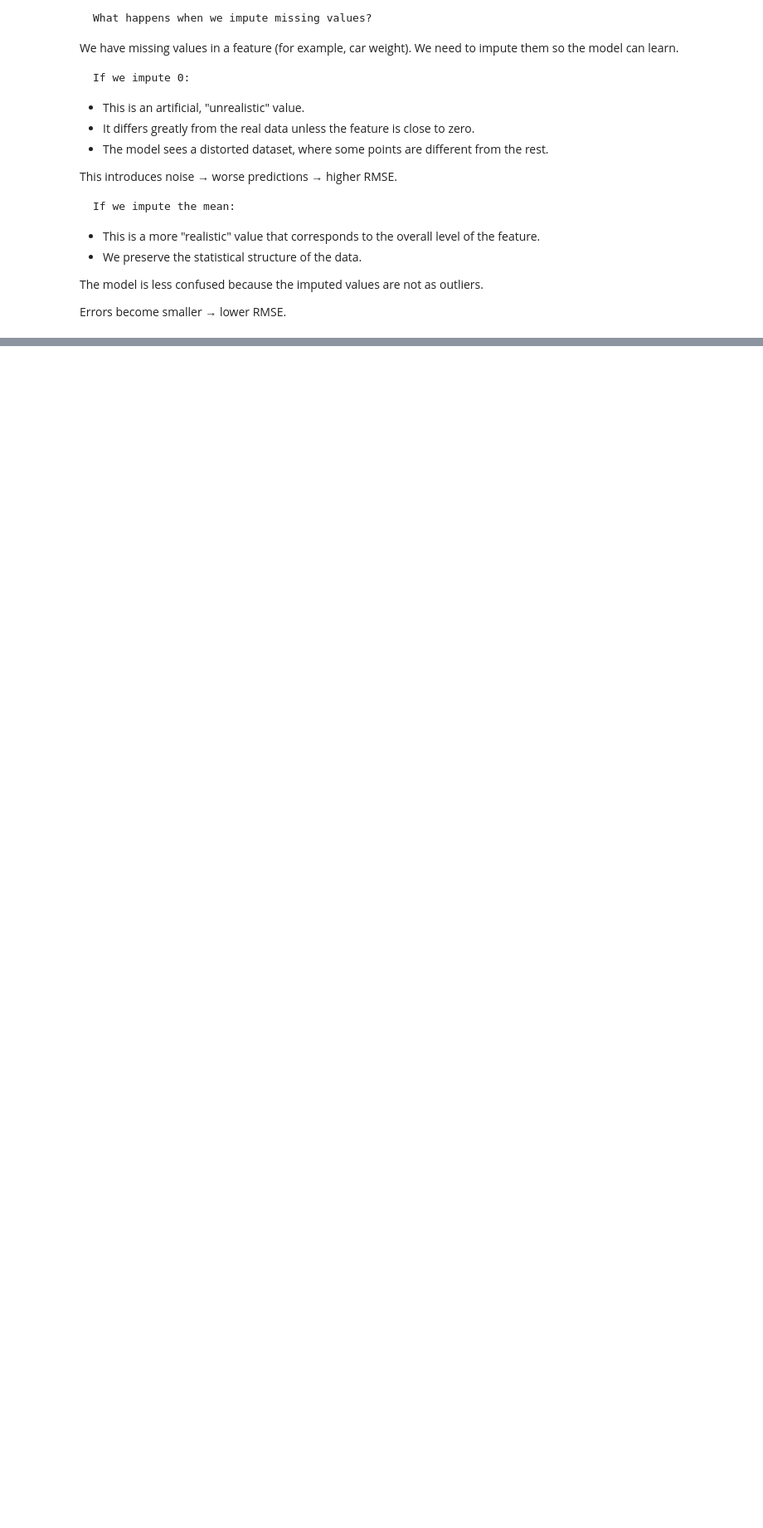
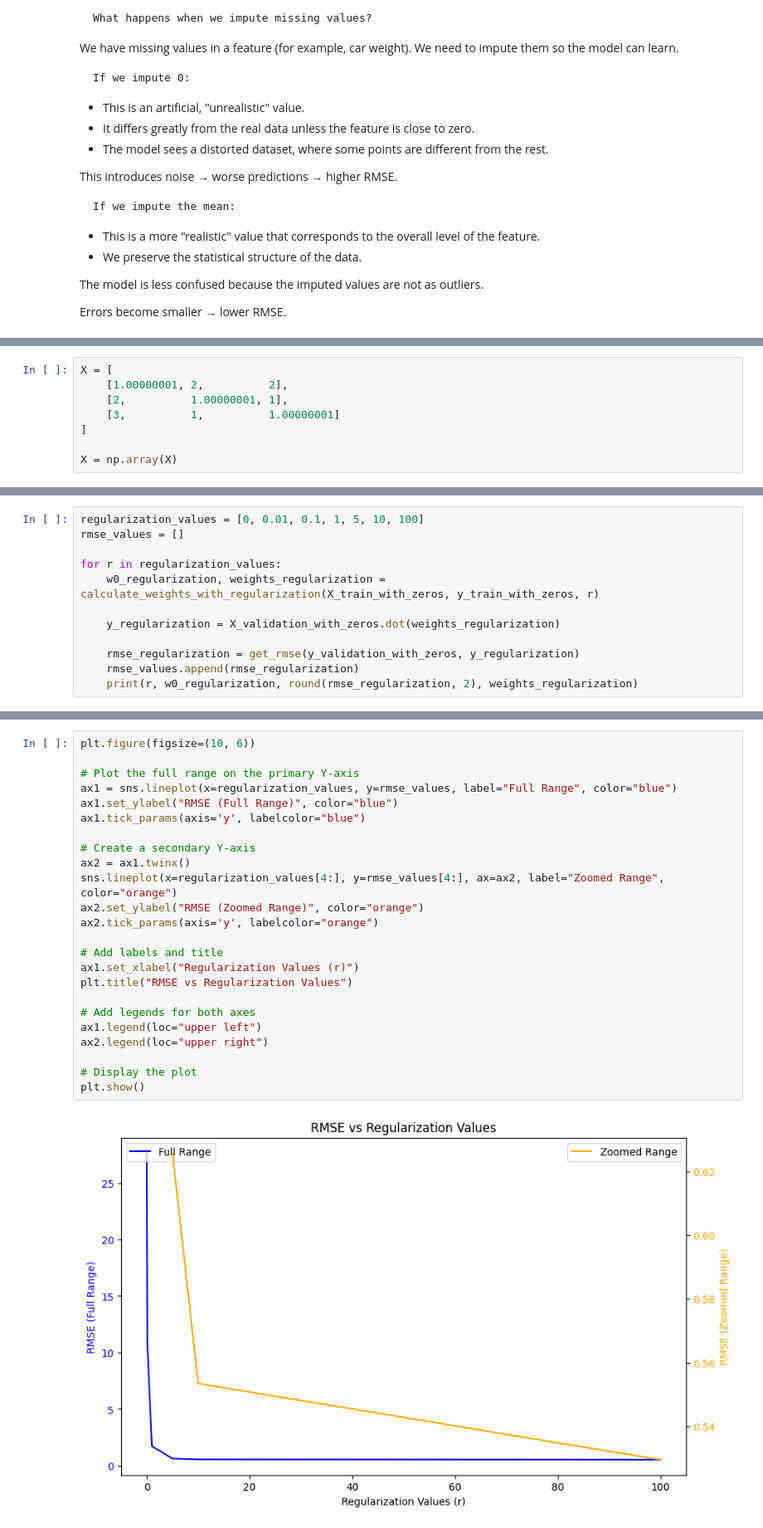
Before and after one commit to ArkadiyShuvaev/machine-learning-zoomcamp, a Jupyter notebook: src/02-regression/02-hw.ipynb, the cells around one changed output, grey strips where cells are left out. Shown at 83% size. Cells and saved outputs as stored; diff of their text form; blank space fills up the shorter version.

```diff
--- a/src/02-regression/02-hw.ipynb
+++ b/src/02-regression/02-hw.ipynb
@@ -523,0 +561,8 @@ Errors become smaller → lower RMSE.
+# %%
+X = [
+    [1.00000001, 2,          2],
+    [2,          1.00000001, 1],
+    [3,          1,          1.00000001]
+]
+
+X = np.array(X)
@@ -523,0 +608,12 @@ Errors become smaller → lower RMSE.
+# %%
+regularization_values = [0, 0.01, 0.1, 1, 5, 10, 100]
+rmse_values = []
+
+for r in regularization_values:
+    w0_regularization, weights_regularization = calculate_weights_with_regularization(X_train_with_zeros, y_train_with_zeros, r)
+
+    y_regularization = X_validation_with_zeros.dot(weights_regularization)
+
+    rmse_regularization = get_rmse(y_validation_with_zeros, y_regularization)
+    rmse_values.append(rmse_regularization)
+    print(r, w0_regularization, round(rmse_regularization, 2), weights_regularization)
@@ -523,0 +628,26 @@ Errors become smaller → lower RMSE.
+# %%
+plt.figure(figsize=(10, 6))
+
+# Plot the full range on the primary Y-axis
+ax1 = sns.lineplot(x=regularization_values, y=rmse_values, label="Full Range", color="blue")
+ax1.set_ylabel("RMSE (Full Range)", color="blue")
+ax1.tick_params(axis='y', labelcolor="blue")
+
+# Create a secondary Y-axis
+ax2 = ax1.twinx()
+sns.lineplot(x=regularization_values[4:], y=rmse_values[4:], ax=ax2, label="Zoomed Range", color="orange")
+ax2.set_ylabel("RMSE (Zoomed Range)", color="orange")
+ax2.tick_params(axis='y', labelcolor="orange")
+
+# Add labels and title
+ax1.set_xlabel("Regularization Values (r)")
+plt.title("RMSE vs Regularization Values")
+
+# Add legends for both axes
+ax1.legend(loc="upper left")
+ax2.legend(loc="upper right")
+
+# Display the plot
+plt.show()
+# %% [output]
+[figure, added]
```
Also changed, not shown: parts of 15 cells of this notebook.
